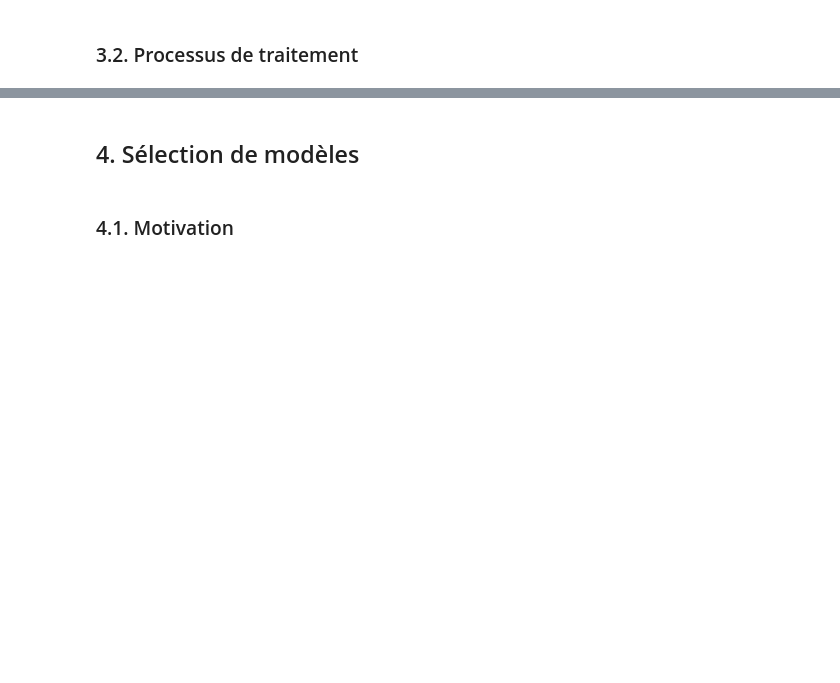
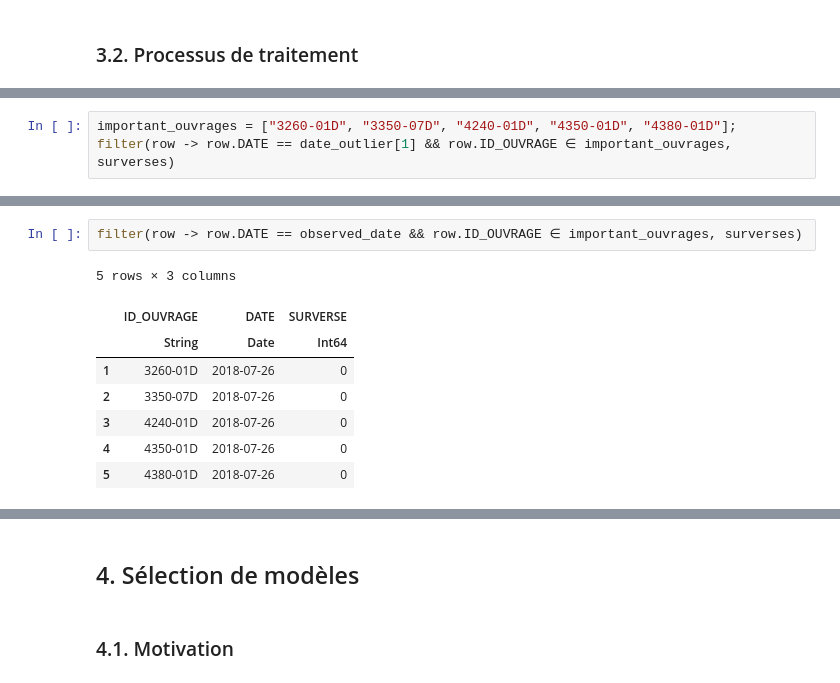
Before and after one commit to JeyzerMC/MTH3302-Project, a Jupyter notebook: rp_v2.ipynb, the cells around one changed output, grey strips where cells are left out. Cells and saved outputs as stored; diff of their text form; blank space fills up the shorter version.

```diff
--- a/rp_v2.ipynb
+++ b/rp_v2.ipynb
@@ -665,0 +825,3 @@ Cette étape a ainsi constitué la partie la plus longue et fastidieuse de notre
+# %%
+important_ouvrages = ["3260-01D", "3350-07D", "4240-01D", "4350-01D", "4380-01D"];
+filter(row -> row.DATE == date_outlier[1] && row.ID_OUVRAGE ∈ important_ouvrages, surverses)
@@ -665,0 +917,11 @@ Cette étape a ainsi constitué la partie la plus longue et fastidieuse de notre
+# %%
+filter(row -> row.DATE == observed_date && row.ID_OUVRAGE ∈ important_ouvrages, surverses)
+# %% [output]
+5 rows × 3 columns
+|  | ID_OUVRAGE | DATE | SURVERSE |
+|  | String | Date | Int64 |
+| 1 | 3260-01D | 2018-07-26 | 0 |
+| 2 | 3350-07D | 2018-07-26 | 0 |
+| 3 | 4240-01D | 2018-07-26 | 0 |
+| 4 | 4350-01D | 2018-07-26 | 0 |
+| 5 | 4380-01D | 2018-07-26 | 0 |
```
Also changed, not shown: parts of 70 cells of this notebook.
